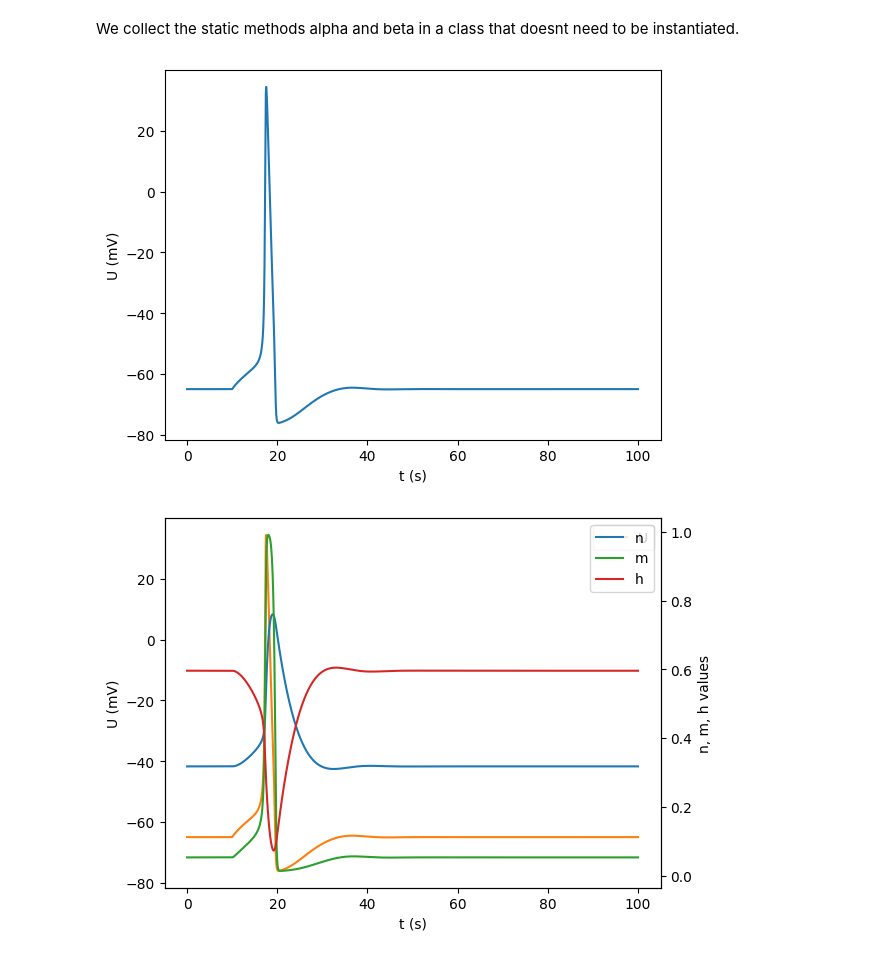
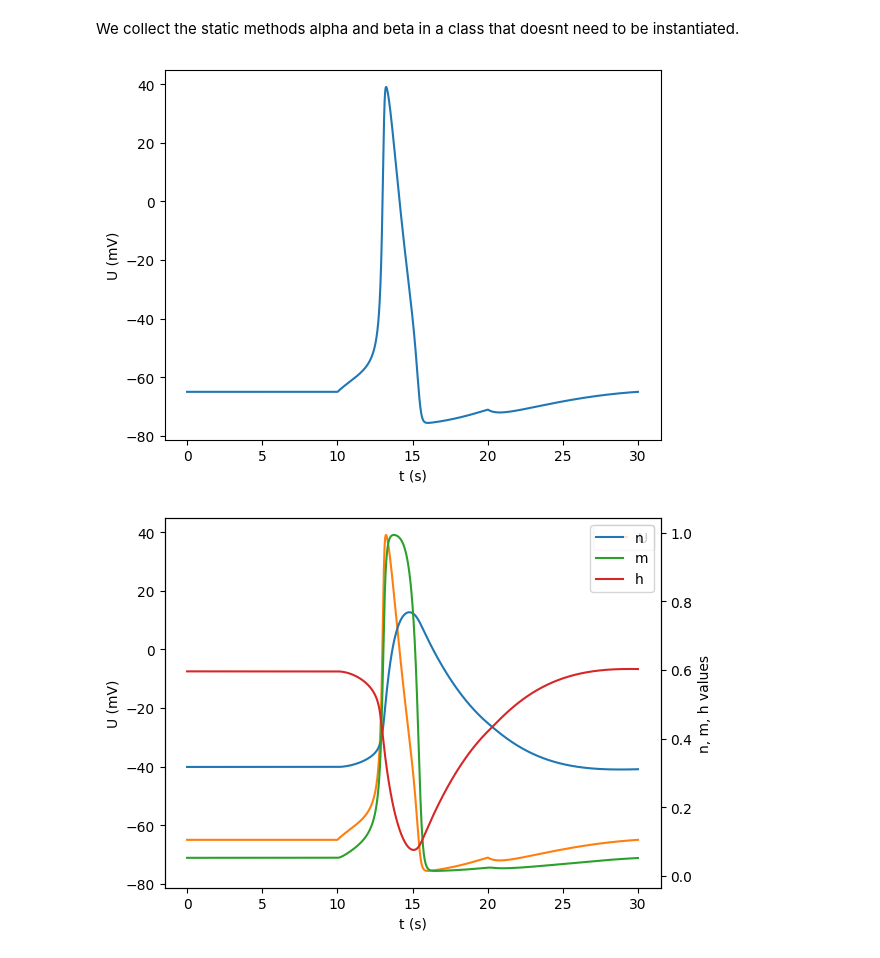
Before and after one commit to PhiIantrop/Neuronensimulation, a Jupyter notebook: Aufgabe_2/Aufgabe_2b.ipynb, the cells around one changed output. Saved outputs shown, nothing was run; the diff lists cells and outputs as text; code cells hidden in the pictures.

```diff
--- a/Aufgabe_2/Aufgabe_2b.ipynb
+++ b/Aufgabe_2/Aufgabe_2b.ipynb
@@ -130,7 +128,7 @@ class HHSimulationClassicalRungeKutta:
         self.dt = dt
         self.I_ext = I_ext
         self.U_values = []
-        self.t_values = []
+        self.t_values = np.arange(0, time, dt)
 
     def run(self):
         U = self.hh_model.U
@@ -138,8 +136,7 @@ class HHSimulationClassicalRungeKutta:
         m = self.hh_model.m
         h = self.hh_model.h
 
-        for t in np.arange(0, self.time, self.dt):
-            self.t_values.append(t)
+        for t in self.t_values:
             self.U_values.append(U)
 
             y = [U,n,m,h]
@@ -155,10 +152,11 @@ class HHSimulationClassicalRungeKutta:
         return self.t_values, self.U_values
 
 # returns the external current for the simulated neuron in nA
-def I_Ext(t):
-    return 2.3 if 10 < t < 20 else 0
+def I_ext(t):
+    return 5 if 10 < t < 20 else 0
 
-rk_sim = HHSimulationClassicalRungeKutta(hhModel, 100, 0.01, I_Ext)
+hhModel = HHModel(params)
+rk_sim = HHSimulationClassicalRungeKutta(hhModel, time=30, dt=0.01, I_ext=I_ext)
 t_values, U_values = rk_sim.run()
 
 plt.plot(t_values, U_values)
@@ -166,7 +164,7 @@ plt.ylabel("U (mV)")
 plt.xlabel("t (s)")
 plt.show()
 # %% [output]
-[figure, old version]
+[figure, new version]
 # %%
 from scipy.integrate import odeint
 
@@ -175,36 +173,37 @@ class HHSimulationOdeint:
     def __init__(self, hh_model, time, dt, I_ext):
         self.hh_model = hh_model
         self.time = time
         self.dt = dt
         self.I_ext = I_ext
         self.U_values = []
-        self.t_values = np.arange(0, self.time, self.dt)
+        self.t_values = np.arange(0, time, dt)
 
     def run(self):
-        y = [self.hh_model.U, self.hh_model.n, self.hh_model.m, self.hh_model.h]
-        return t_values, odeint(self.compute_derivatives_wrapper, y, t_values)
+        y0 = [self.hh_model.U, self.hh_model.n, self.hh_model.m, self.hh_model.h]
+        return self.t_values, odeint(self.compute_derivatives_wrapper, y0, self.t_values)
 
-    # wrapper to match odeint´s required call signature, even though compute_derivatives does not need t as input
+    # wrapper to match odeint´s required call signature, because compute_derivatives does not need t as input
     def compute_derivatives_wrapper(self, y, t):
         return self.hh_model.compute_derivatives(*y, self.I_ext(t))
 
-odeint_sim = HHSimulationOdeint(hhModel, 100, 0.01, I_Ext)
+hhModel = HHModel(params)
+odeint_sim = HHSimulationOdeint(hhModel, time=30, dt=0.01, I_ext=I_ext)
 t, y = odeint_sim.run()
 
 fig, ax1 = plt.subplots()
 ax1.set_xlabel("t (s)")
 ax1.set_ylabel("U (mV)")
 ax1.plot(t, y[:,0], color='tab:orange', label="U")
 plt.legend()
 
 ax2 = ax1.twinx()  # instantiate a second axes that shares the same x-axis
 ax2.set_ylabel("n, m, h values")
 ax2.plot(t, y[:,1], color='tab:blue', label="n")
 
 ax2.plot(t, y[:,2], color='tab:green', label="m")
 ax2.plot(t, y[:,3], color='tab:RED', label="h")
 plt.legend()
 
 plt.show()
 # %% [output]
-[figure, old version]
+[figure, new version]
```
Also changed, not shown: parts of 2 cells of this notebook.
